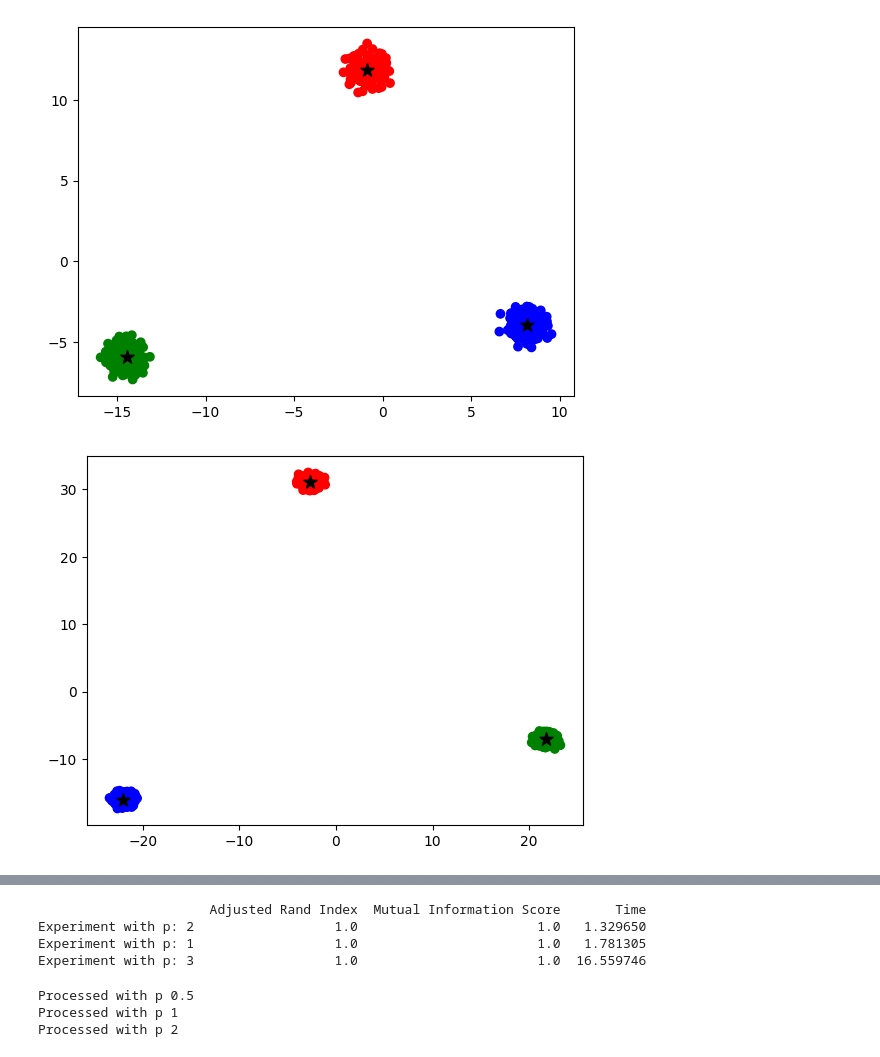
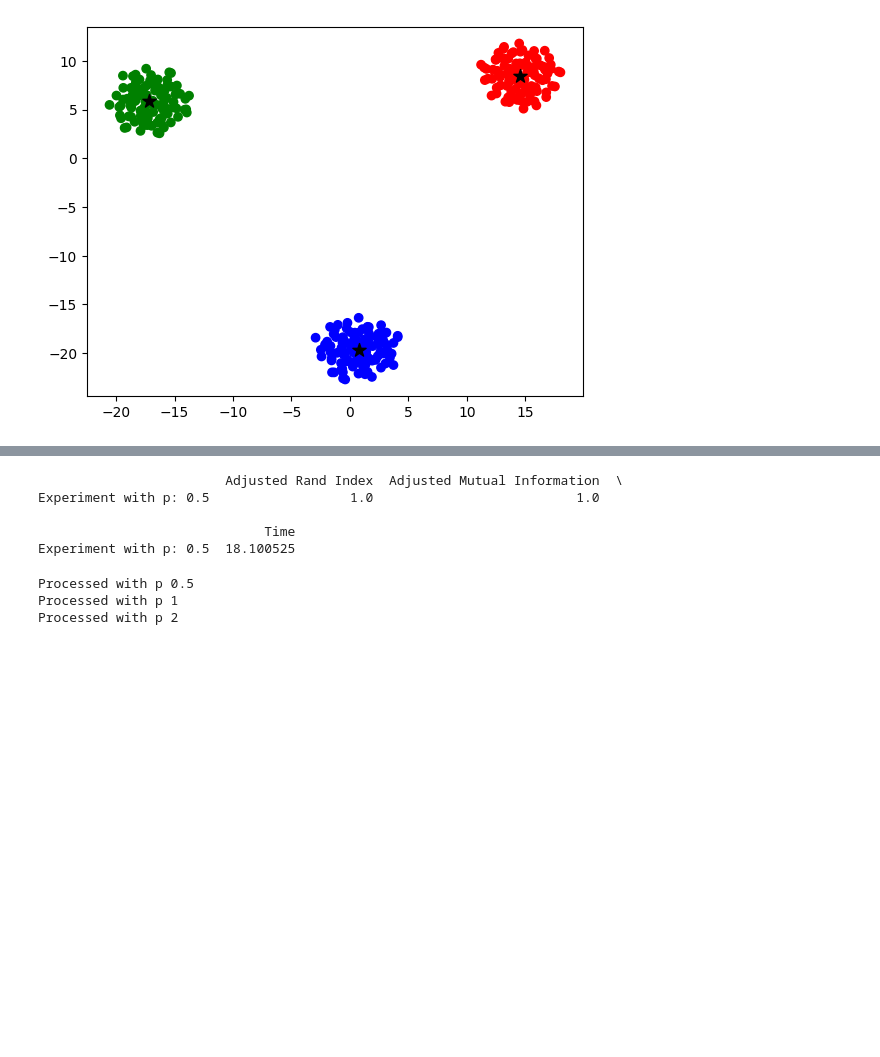
Before and after one commit to alexgiving/LKMeans, a Jupyter notebook: notebook-transformer.ipynb, the cells around one changed output, grey strips where cells are left out. Cells and saved outputs as stored; diff of their text form; code cells hidden in the pictures; blank space fills up the shorter version.

Commit message:
inital extremum solution for smaller p

```diff
--- a/notebook-transformer.ipynb
+++ b/notebook-transformer.ipynb
@@ -2,6 +2,7 @@
 import numpy as np
 from scipy.optimize import minimize
 import matplotlib.pyplot as plt
+from scipy.optimize import root
 
 
 def minkowski_distance(point_a: np.ndarray, point_b: np.ndarray, p: float) -> np.ndarray:
@@ -25,6 +26,10 @@ def minkowski_loss(cluster: np.ndarray, centroid: np.ndarray, p: float) -> np.nd
     loss = np.array(loss)
     dim_loss = np.sum(loss, axis=0)
     return dim_loss
+
+
+def minkowski_1_derivative(parameter_to_solve: np.ndarray, cluster: np.ndarray, p: float):
+    return np.sum([np.sign(point-parameter_to_solve)*np.abs(point-parameter_to_solve)**(p-1) for point in cluster], axis=0)
 
 
 class KMeans:
@@ -51,14 +56,14 @@ class KMeans:
                 self.labels.append(closest_centroid)
 
             # update centroids using the specified optimizer
-            for j, cluster in enumerate(clusters):
+            for cluster_id, cluster in enumerate(clusters):
                 cluster = np.array(cluster)
                 if len(cluster) == 0:
                     continue
                 if self.p == 2:
-                    self.centroids[j] = np.mean(cluster, axis=0)
+                    self.centroids[cluster_id] = np.mean(cluster, axis=0)
                 elif self.p == 1:
-                    self.centroids[j] = np.median(cluster, axis=0)
+                    self.centroids[cluster_id] = np.median(cluster, axis=0)
                 elif self.p > 1:
                     '''
                     SGD optimizer
@@ -75,12 +80,13 @@ class KMeans:
                         loss = minkowski_loss(cluster, centroid, self.p)
                         grad = np.gradient(loss, axis=0)
                         centroid -= learning_rate * grad
-                    self.centroids[j] = centroid
+                    self.centroids[cluster_id] = centroid
                 elif 0 < self.p < 1:
                     '''
-                    WIP
+                    Find extremum of minkowski function by root of 1 derivative.
                     '''
-                    raise ValueError(f'Unsupported value of p: {self.p}')
+                    sol = root(minkowski_1_derivative, np.mean(cluster, axis=0), args=(cluster, self.p), method='hybr')
+                    self.centroids[cluster_id] = sol.x
                     # points_in_cluster = len(cluster)
                     # dimentionality = len(cluster[0])
                     # data = [[] for _ in range(points_in_cluster)]
@@ -161,7 +167,7 @@ def get_one_experiment_metrics(
     ari = adjusted_rand_score(true_labels, pred_labels)
     ami = adjusted_mutual_info_score(true_labels, pred_labels)
 
-    data = {'Adjusted Rand Index': ari, 'Mutual Information Score': ami}
+    data = {'Adjusted Rand Index': ari, 'Adjusted Mutual Information': ami}
     if time:
         data['Time'] = time
     index = [f'Experiment with p: {p}'] if p else [f'Experiment']
@@ -183,10 +189,10 @@ class MetricTable:
 from sklearn.manifold import TSNE
 
 
-dimension = 512 # dimensionality
+dimension = 20 # dimensionality
 n_clusters = 3 # Number of clusters
 distance_factor = 0.2 # allows to increase distances between cluster centroids
-sigma = 0.1 # STD distribution
+sigma = 0.01 # STD distribution
 n_points_per_cluster = 100
 
 centroid_locations = generate_cluster_centroids(
@@ -219,7 +225,7 @@ def print_clusters(clusters: np.ndarray,
         clusters_tsne = tsne.fit_transform(concuted)
 
         plt.scatter(clusters_tsne[:-len(centroids),0], clusters_tsne[:-len(centroids),1], c=colors)
-        plt.scatter(clusters_tsne[-len(centroids):,0], clusters_tsne[-len(centroids):,1], marker='*', s = 100, c='black')
+        plt.scatter(clusters_tsne[-len(centroids):,0], clusters_tsne[-len(centroids):,1], marker='*', s=100, c='black')
     else:
         clusters_tsne = tsne.fit_transform(clusters)
         plt.scatter(clusters_tsne[:,0], clusters_tsne[:,1], c=colors)
@@ -231,19 +237,18 @@ print_clusters(clusters, labels, centroid_locations)
 # %%
 import time
 
 frames = []
 
 metrics = MetricTable()
 
-for p in [2, 1, 3]:
+for p in [0.5]:
     experiment_time = time.perf_counter()
     kmeans = KMeans(n_clusters=n_clusters, p=p)
     generated_centroids, generated_labels = kmeans.fit(clusters)
     frame = get_one_experiment_metrics(labels, generated_labels, p, time=time.perf_counter()-experiment_time)
     metrics.add_frame(frame)
     print_clusters(clusters, generated_labels, generated_centroids)
 
 metrics.print()
 # %% [output]
-[figure, old version]
+[figure, new version]
-[figure, removed]
@@ -251,7 +255,8 @@ metrics.print()
-                      Adjusted Rand Index  Mutual Information Score       Time
-Experiment with p: 2                  1.0                       1.0   1.329650
-Experiment with p: 1                  1.0                       1.0   1.781305
-Experiment with p: 3                  1.0                       1.0  16.559746
+                        Adjusted Rand Index  Adjusted Mutual Information  \
+Experiment with p: 0.5                  1.0                          1.0
+
+                             Time
+Experiment with p: 0.5  18.100525
 # %%
 from sklearn.decomposition import PCA
 from sklearn.manifold import TSNE
```
Also changed, not shown: parts of 2 cells of this notebook.
